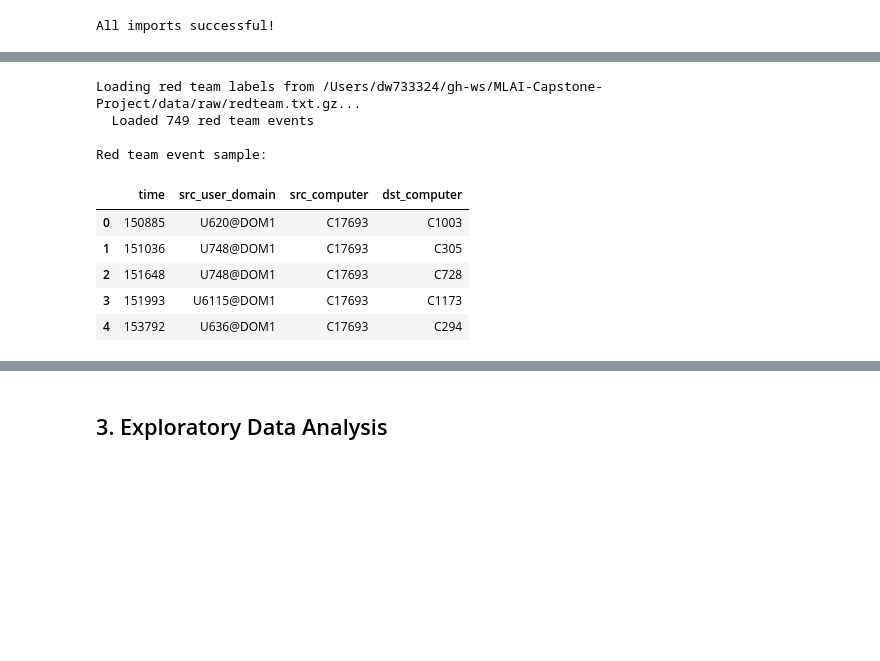
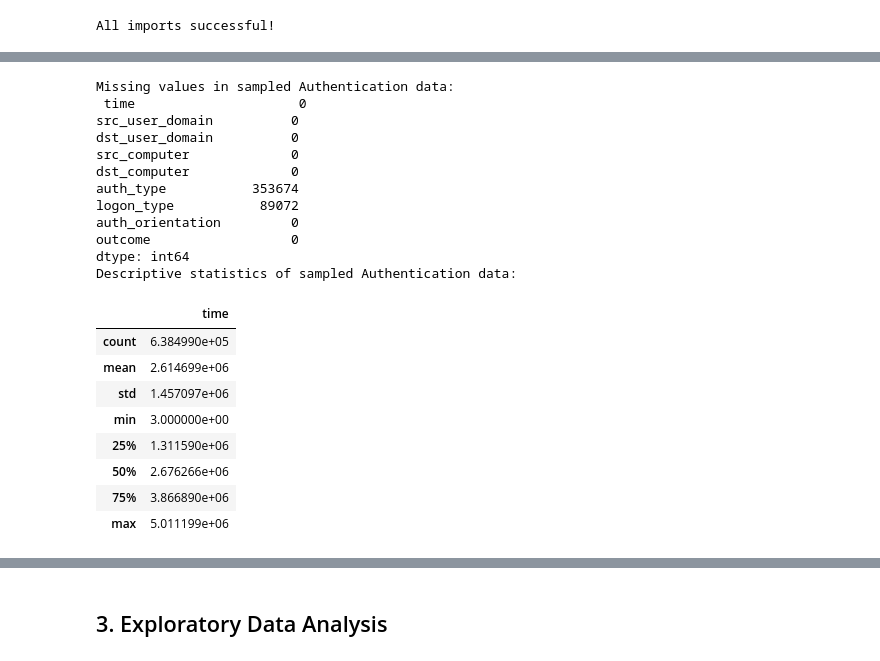
Before and after one commit to daisywu1/MLAI-Capstone-Project, a Jupyter notebook: notebooks/capstone_analysis.ipynb, the cells around one changed output, grey strips where cells are left out. Cells and saved outputs as stored; diff of their text form; code cells hidden in the pictures; blank space fills up the shorter version.

```diff
--- a/notebooks/capstone_analysis.ipynb
+++ b/notebooks/capstone_analysis.ipynb
@@ -140,19 +138,37 @@ Loading red team labels from /Users/dw733324/gh-ws/MLAI-Capstone-Project/data/ra
 | 7 | 154 | U63@DOM1 | U63@DOM1 | C1755 | C1755 | Kerberos | Network | ... |
 | 8 | 162 | C1900$@DOM1 | C1900$@DOM1 | C1900 | C2106 | Kerberos | Network | ... |
 | 9 | 163 | C2941$@DOM1 | C2941$@DOM1 | C457 | C457 | NaN | Network | ... |
-# %%
-# Load red team labels (known malicious events)
-redteam = load_redteam_labels()
-print(f"\nRed team event sample:")
-redteam.head()
-# %% [output]
-Loading red team labels from /Users/dw733324/gh-ws/MLAI-Capstone-Project/data/raw/redteam.txt.gz...
-  Loaded 749 red team events
-
-Red team event sample:
-|  | time | src_user_domain | src_computer | dst_computer |
-| 0 | 150885 | U620@DOM1 | C17693 | C1003 |
-| 1 | 151036 | U748@DOM1 | C17693 | C305 |
-| 2 | 151648 | U748@DOM1 | C17693 | C728 |
-| 3 | 151993 | U6115@DOM1 | C17693 | C1173 |
-| 4 | 153792 | U636@DOM1 | C17693 | C294 |
+# %%
+
+# Check for missing values and 'unknown' values in categorical columns
+print("\nMissing values in sampled Authentication data:\n", df_raw.isnull().sum())
+categorical_cols = df_raw.select_dtypes(include=['object']).columns
+for col in categorical_cols:
+    unknown_count = (df_raw[col] == 'unknown').sum()
+    if unknown_count > 0:
+        print(f"'unknown' values in {col}: {unknown_count} ({unknown_count/len(df_raw)*100:.2f}%)")
+
+print("Descriptive statistics of sampled Authentication data:")
+display(df_raw.describe())
+# %% [output]
+Missing values in sampled Authentication data:
+ time                     0
+src_user_domain          0
+dst_user_domain          0
+src_computer             0
+dst_computer             0
+auth_type           353674
+logon_type           89072
+auth_orientation         0
+outcome                  0
+dtype: int64
+Descriptive statistics of sampled Authentication data:
+|  | time |
+| count | 6.384990e+05 |
+| mean | 2.614699e+06 |
+| std | 1.457097e+06 |
+| min | 3.000000e+00 |
+| 25% | 1.311590e+06 |
+| 50% | 2.676266e+06 |
+| 75% | 3.866890e+06 |
+| max | 5.011199e+06 |
```
Also changed, not shown: parts of 11 cells of this notebook, 3 other files.
